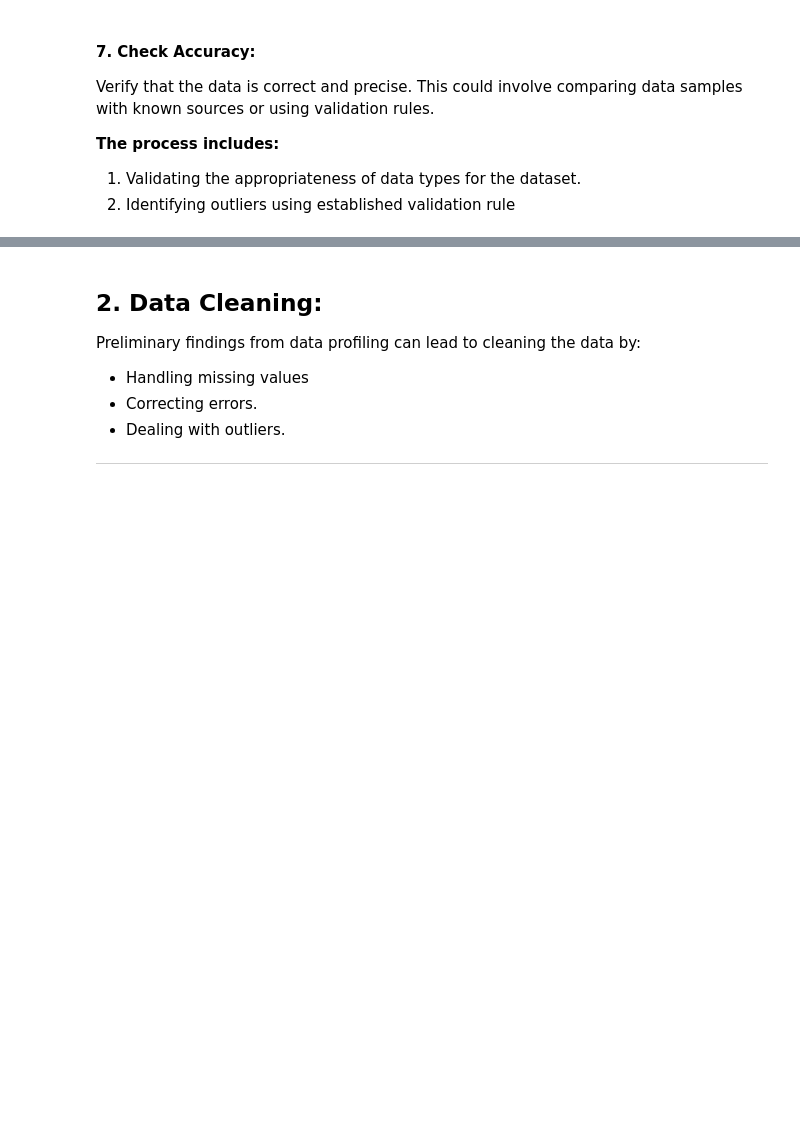
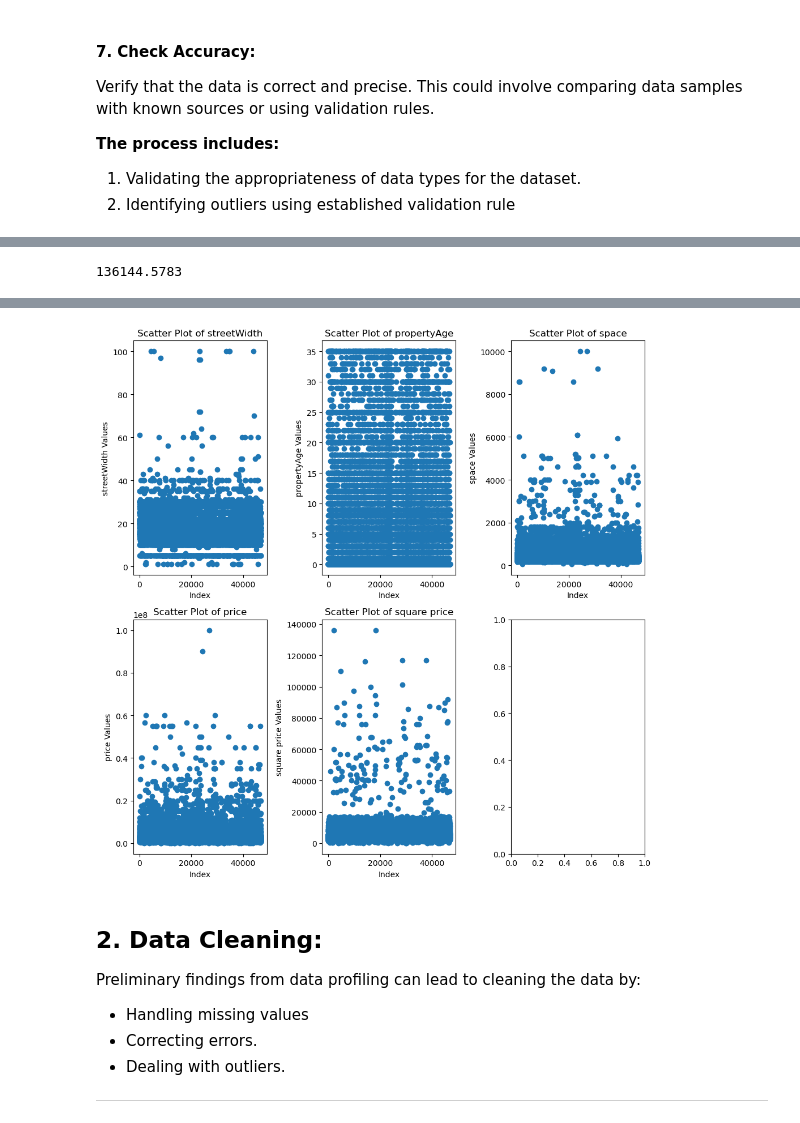
Before and after one commit to GoldenHamad/Aqar-recommendation-in-Riyadh, a Jupyter notebook: EDA_Project 3.ipynb, the cells around one changed output, grey strips where cells are left out. Drawn from its saved outputs; the diff is of its cells as text; code cells hidden in the pictures; blank space fills up the shorter version.

```diff
--- a/EDA_Project 3.ipynb
+++ b/EDA_Project 3.ipynb
@@ -142,3 +330,7 @@ Verify that the data is correct and precise. This could involve comparing data s
+# %%
+df['square price'].max()
+# %% [output]
+136144.5783
 # %% [markdown]
 **What is an Outlier?**
 Outlier is an row/observation that appears far away and diverges from an overall pattern in a sample.
@@ -202,6 +394,36 @@ We use 3 common visualization methods:
 # go to lesson: statistics 1 then statistics 3
 # then go to univariate Non graphical analysis
 # detect outliers using numerical statistics
+# %%
+
+numeric_cols = ['streetWidth', 'propertyAge', 'space', 'price', 'square price']
+
+# Determine the number of rows and columns for subplots based on the number of numeric columns
+num_plots = len(numeric_cols)
+cols_per_row = 3  # Number of columns per row
+num_rows = (num_plots - 1) // cols_per_row + 1
+
+# Create a grid of subplots
+fig, axes = plt.subplots(nrows=num_rows, ncols=cols_per_row, figsize=(10, 5*num_rows))
+
+# Iterate through each numeric column and create a scatter plot in the corresponding subplot
+for i, col in enumerate(numeric_cols):
+    row_index = i // cols_per_row
+    col_index = i % cols_per_row
+    ax = axes[row_index, col_index]
+
+    ax.scatter(x=df.index, y=df[col])  # Create scatter plot in the current subplot
+    ax.set_title(f'Scatter Plot of {col}')  # Set subplot title
+    ax.set_xlabel('Index')  # Set x-axis label
+    ax.set_ylabel(f'{col} Values')  # Set y-axis label
+
+# Adjust layout and spacing between subplots
+plt.tight_layout()
+
+# Show plots
+plt.show()
+# %% [output]
+[figure, added]
 # %%
 # go to delete ouliers
 # %% [markdown]
```
Also changed, not shown: parts of 39 cells of this notebook.
